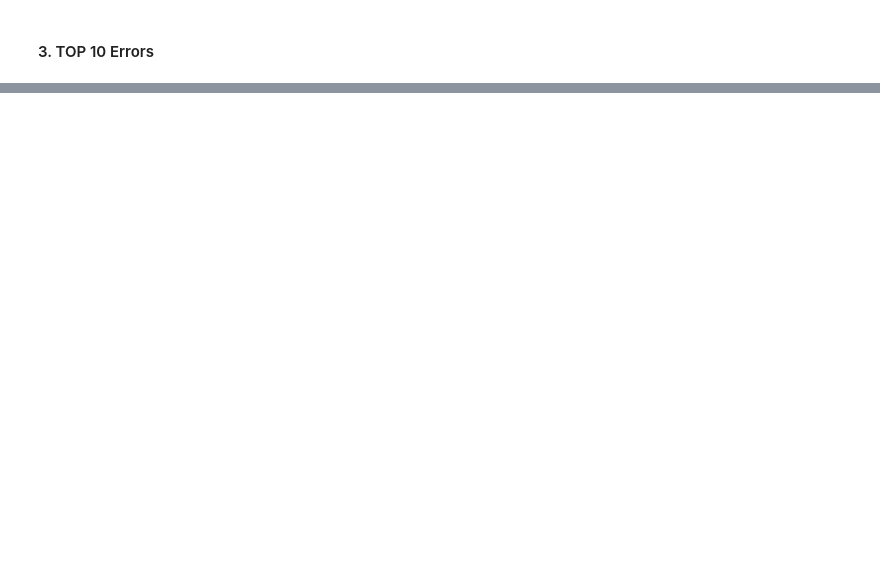
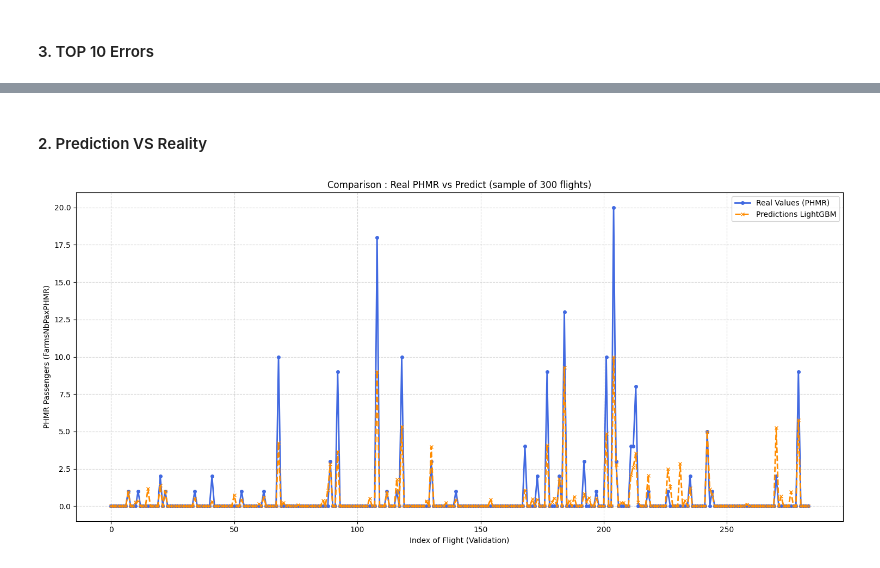
Before and after one commit to VIV-T/M1_Challenge_St_Exupery, a Jupyter notebook: scripts/training/training.ipynb, the cells around one changed output, grey strips where cells are left out. Saved outputs shown, nothing was run; the diff lists cells and outputs as text; code cells hidden in the pictures; blank space fills up the shorter version.

```diff
--- a/scripts/training/training.ipynb
+++ b/scripts/training/training.ipynb
@@ -93,8 +81,8 @@ Preprocessing ...
 # %% [markdown]
 #### Data splitting
 # %%
+### PAX
 df['LTScheduledDatetime'] = pd.to_datetime(df['LTScheduledDatetime'])
-
 
 train_df = df[df['LTScheduledDatetime'] < LIMIT_DATE_TRAIN].copy()
 valid_df = df[(df['LTScheduledDatetime'] >= LIMIT_DATE_TRAIN) & (df['LTScheduledDatetime'] < LIMIT_DATE_VALID)].copy()
@@ -103,4 +91,15 @@ test_df = df[(df['LTScheduledDatetime'] >= LIMIT_DATE_VALID) & (df['LTScheduledD
 print(f"Train set: {len(train_df)} rows / From {train_df['LTScheduledDatetime'].min()} to {train_df['LTScheduledDatetime'].max()}")
 print(f"Valid set: {len(valid_df)} rows / From {valid_df['LTScheduledDatetime'].min()} to {valid_df['LTScheduledDatetime'].max()}")
 print(f"Test set: {len(test_df)} rows / From {test_df['LTScheduledDatetime'].min()} to {test_df['LTScheduledDatetime'].max()}")
+
+### PHMR
+df_PHMR['LTScheduledDatetime'] = pd.to_datetime(df_PHMR['LTScheduledDatetime'])
+
+train_df_PHMR = df_PHMR[df_PHMR['LTScheduledDatetime'] < LIMIT_DATE_TRAIN].copy()
+valid_df_PHMR = df_PHMR[(df_PHMR['LTScheduledDatetime'] >= LIMIT_DATE_TRAIN) & (df_PHMR['LTScheduledDatetime'] < LIMIT_DATE_VALID)].copy()
+test_df_PHMR = df_PHMR[(df_PHMR['LTScheduledDatetime'] >= LIMIT_DATE_VALID) & (df_PHMR['LTScheduledDatetime'] <= LIMIT_DATE_TEST)].copy()
+
+print(f"Train set PHMR: {len(train_df_PHMR)} rows / From {train_df_PHMR['LTScheduledDatetime'].min()} to {train_df_PHMR['LTScheduledDatetime'].max()}")
+print(f"Valid set PHMR: {len(valid_df_PHMR)} rows / From {valid_df_PHMR['LTScheduledDatetime'].min()} to {valid_df_PHMR['LTScheduledDatetime'].max()}")
+print(f"Test set PHMR: {len(test_df_PHMR)} rows / From {test_df_PHMR['LTScheduledDatetime'].min()} to {test_df_PHMR['LTScheduledDatetime'].max()}")
 # %% [output]
@@ -246,0 +284,13 @@ print(f"   RMSE : {rmse:.2f}")
+# %%
+predictions_PHMR = model_PHMR.predict(X_valid_PHMR)
+preds_array = cast(npt.NDArray[np.float32], predictions_PHMR)
+predictions_PHMR = np.maximum(0.0, preds_array)
+
+mae = mean_absolute_error(y_valid_PHMR, predictions_PHMR)
+r2 = r2_score(y_valid_PHMR, predictions_PHMR)
+rmse = root_mean_squared_error(y_valid_PHMR, predictions_PHMR)
+
+print(f"\n── Results for PHMR models ──")
+print(f"   MAE : {mae:.2f} passengers")
+print(f"   R²  : {r2:.4f}")
+print(f"   RMSE : {rmse:.2f}")
@@ -347,0 +462,16 @@ TOP 10 ERRORS
+# %% [markdown]
+#### 2. Prediction VS Reality
+# %%
+n_sample = 300
+plt.figure(figsize=(15, 7))
+plt.plot(y_valid_PHMR.values[:n_sample], label='Real Values (PHMR)', color='royalblue', linewidth=2, marker='o', markersize=4)
+plt.plot(predictions_PHMR[:n_sample], label='Predictions LightGBM', color='darkorange', linestyle='--', linewidth=2, marker='x', markersize=5)
+plt.title(f'Comparison : Real PHMR vs Predict (sample of {n_sample} flights)')
+plt.ylabel('PHMR Passengers (FarmsNbPaxPHMR)')
+plt.xlabel('Index of Flight (Validation)')
+plt.legend()
+plt.grid(True, linestyle='--', alpha=0.5)
+plt.tight_layout()
+plt.show()
+# %% [output]
+[figure, added]
```
Also changed, not shown: parts of 23 cells of this notebook, 2 other files.
